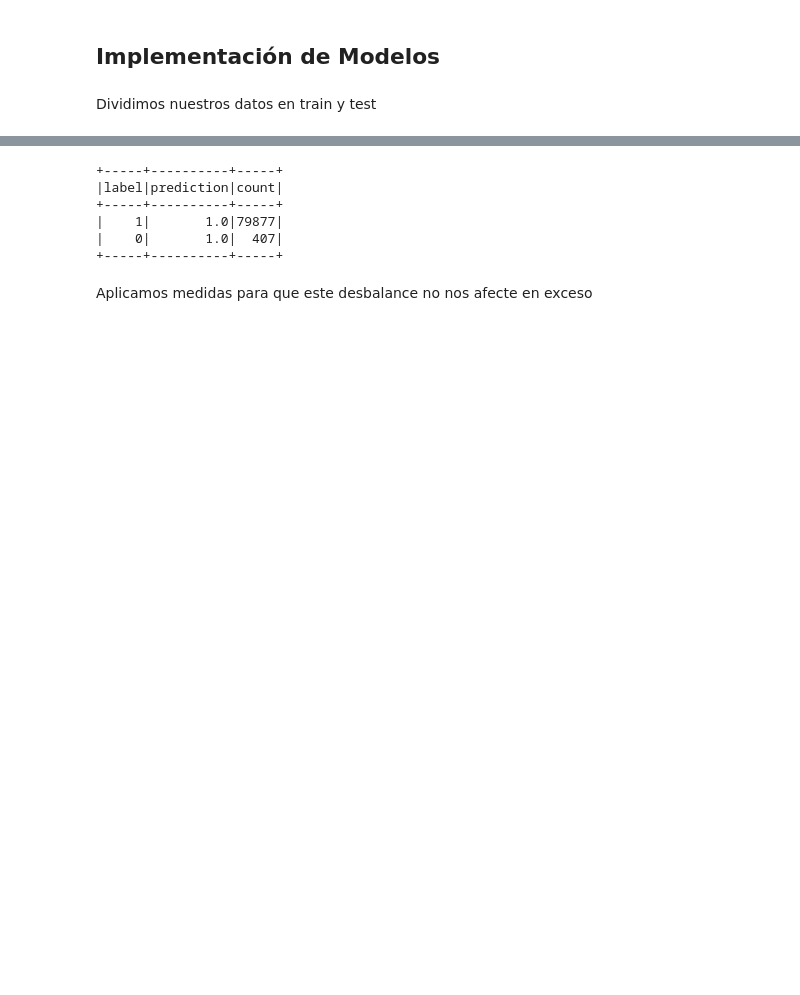
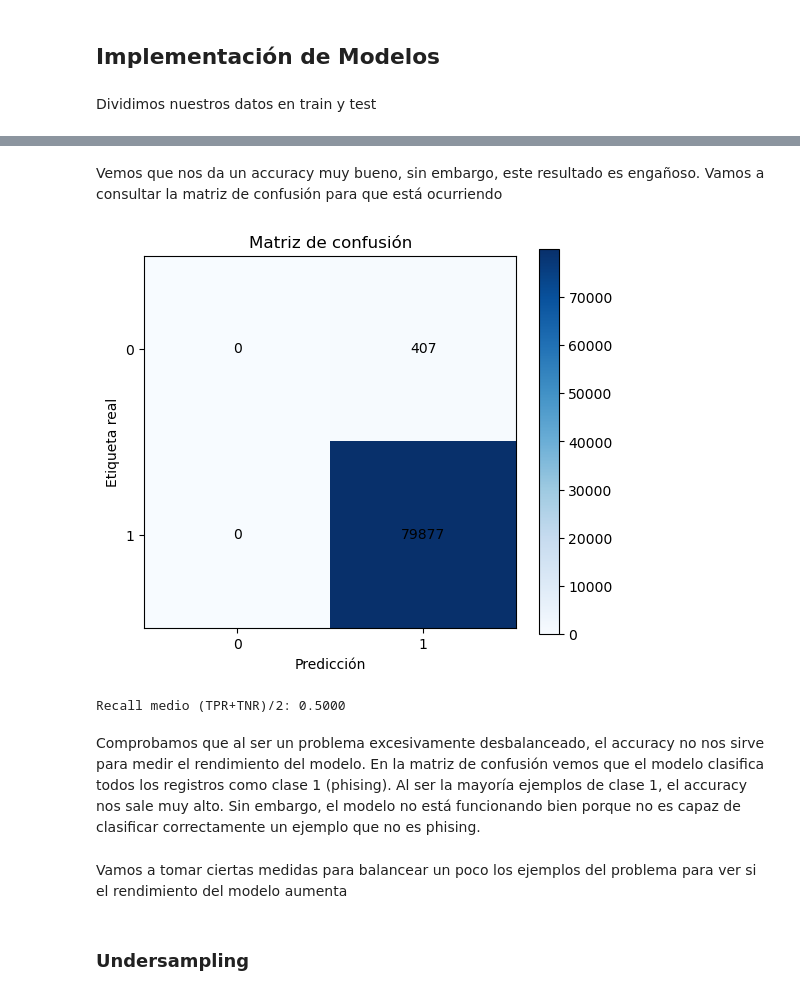
Before and after one commit to Svergara2525/URL_phising_detector, a Jupyter notebook: phising_url.ipynb, the cells around one changed output, grey strips where cells are left out. Drawn from its saved outputs; the diff is of its cells as text; code cells hidden in the pictures; blank space fills up the shorter version.

Commit message:
Añadir muestreo de datos y métrica de recall medio por clases

```diff
--- a/phising_url.ipynb
+++ b/phising_url.ipynb
@@ -336,15 +342,52 @@ only showing top 10 rows
-# %%
-cm_df = prediction.groupBy("label", "prediction").count()
-
-cm_df.show()
-# %% [output]
-+-----+----------+-----+
-|label|prediction|count|
-+-----+----------+-----+
-|    1|       1.0|79877|
-|    0|       1.0|  407|
-+-----+----------+-----+
+# %% [markdown]
+Vemos que nos da un accuracy muy bueno, sin embargo, este resultado es engañoso. Vamos a consultar la matriz de confusión para que está ocurriendo
+# %%
+def matrizConfusion(prediction):
+    rdd = prediction.select("prediction", "label") \
+        .rdd.map(lambda r: (float(r["prediction"]), float(r["label"])))
+
+    metrics = MulticlassMetrics(rdd)
+    cm = metrics.confusionMatrix().toArray()
+
+    labels = np.unique(prediction.select("label").toPandas())
+
+    plt.figure(figsize=(6,5))
+    plt.imshow(cm, cmap='Blues')
+    plt.colorbar()
+    plt.xticks(range(len(labels)), labels)
+    plt.yticks(range(len(labels)), labels)
+
+    plt.xlabel("Predicción")
+    plt.ylabel("Etiqueta real")
+    plt.title("Matriz de confusión")
+
+    for i in range(cm.shape[0]):
+        for j in range(cm.shape[1]):
+            plt.text(j, i, int(cm[i, j]),
+                    ha="center", va="center")
+
+    plt.show()
+
+    TN = cm[0,0]
+    FP = cm[0,1]
+    FN = cm[1,0]
+    TP = cm[1,1]
+
+    TPR = TP / (TP + FN) if (TP + FN) else 0.0   # recall clase 1
+    TNR = TN / (TN + FP) if (TN + FP) else 0.0   # recall clase 0
+
+    recall_medio = (TPR + TNR) / 2
+    print(f"Recall medio (TPR+TNR)/2: {recall_medio:.4f}")
+
+matrizConfusion(prediction)
+# %% [output]
+[figure, added]
+Recall medio (TPR+TNR)/2: 0.5000
 # %% [markdown]
-Aplicamos medidas para que este desbalance no nos afecte en exceso
+Comprobamos que al ser un problema excesivamente desbalanceado, el accuracy no nos sirve para medir el rendimiento del modelo. En la matriz de confusión vemos que el modelo clasifica todos los registros como clase 1 (phising). Al ser la mayoría ejemplos de clase 1, el accuracy nos sale muy alto. Sin embargo, el modelo no está funcionando bien porque no es capaz de clasificar correctamente un ejemplo que no es phising.
+# %% [markdown]
+Vamos a tomar ciertas medidas para balancear un poco los ejemplos del problema para ver si el rendimiento del modelo aumenta
+# %% [markdown]
+### Undersampling
 # %%
 # Todo: MEDIDAS PARA TRATAR DESBALANCEO DE CLASES
```
Also changed, not shown: parts of 14 cells of this notebook.
